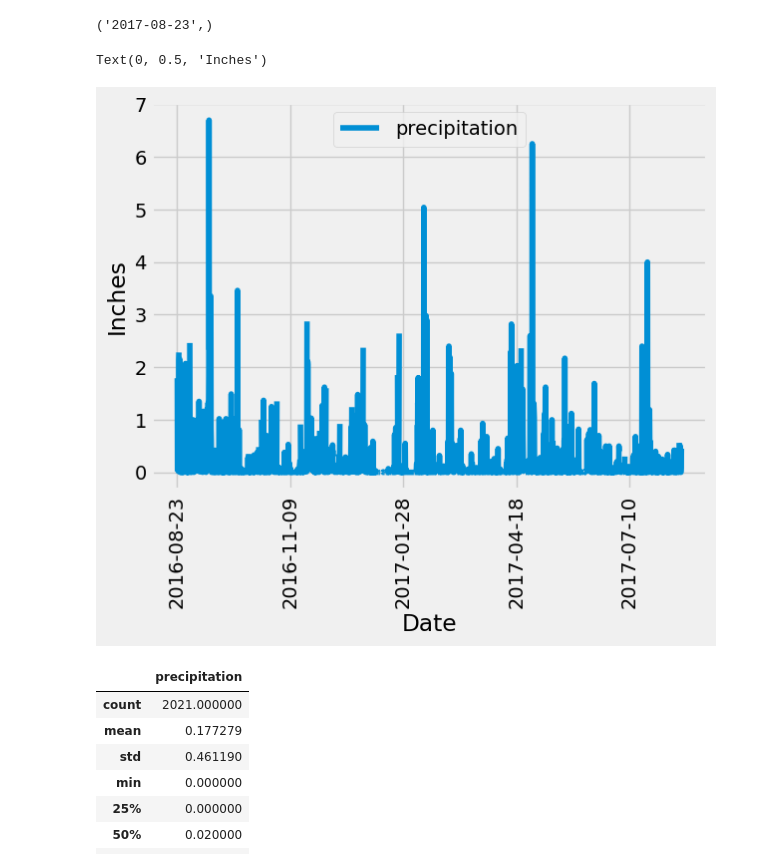
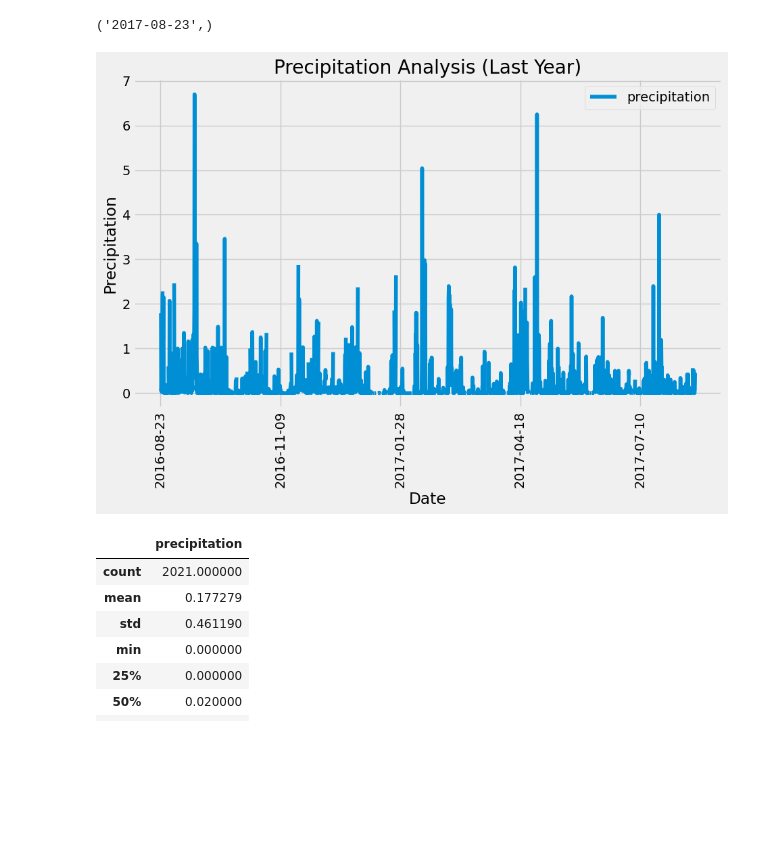
Before and after one commit to atnafb/sqlalchemy-challenge., a Jupyter notebook: climate_starter.ipynb, the cells around one changed output. Drawn from its saved outputs; the diff is of its cells as text; code cells hidden in the pictures; blank space fills up the shorter version.

Commit message:
Precipitation analysis
pushing the code for precipitation analysis

```diff
--- a/climate_starter.ipynb
+++ b/climate_starter.ipynb
@@ -81,24 +83,26 @@ session = Session(engine)
 # %% [output]
 ('2017-08-23',)
 # %%
-# Design a query to retrieve the last 12 months of precipitation data and plot the results.
-# Starting from the most recent data point in the database.
-
 # Calculate the date one year from the last date in data set.
-
+previous_year_date = dt.date(2017, 8, 23) - dt.timedelta(days=365)
 
 # Perform a query to retrieve the data and precipitation scores
-
+data_preci_score = session.query(Measurement.date, Measurement.prcp).filter(Measurement.date >= previous_year_date).all()
 
 # Save the query results as a Pandas DataFrame. Explicitly set the column names
-
+data_preci_scoreDF = pd.DataFrame(data_preci_score, columns=['date', 'precipitation'])
 
 # Sort the dataframe by date
-
+data_preci_scoreDF = data_preci_scoreDF.sort_values("date")
+data_preci_scoreDF.head()
 
 # Use Pandas Plotting with Matplotlib to plot the data
+data_preci_scoreDF.plot(x='date', y='precipitation', figsize=(10, 6), rot=90)
+plt.xlabel("Date")
+plt.ylabel("Precipitation")
+plt.title("Precipitation Analysis (Last Year)")
+plt.show()
 # %% [output]
-Text(0, 0.5, 'Inches')
-[figure, old version]
+[figure, new version]
 # %%
 # Use Pandas to calculate the summary statistics for the precipitation data
```
Also changed, not shown: parts of 2 cells of this notebook.
